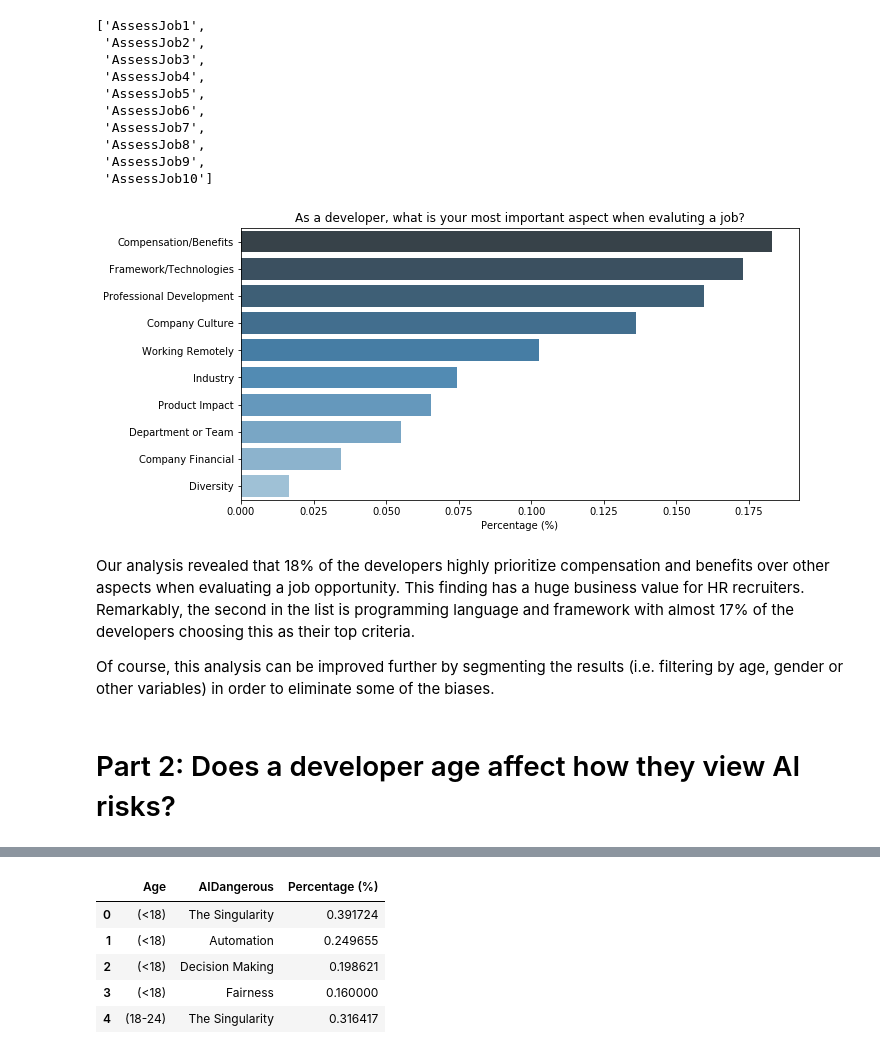
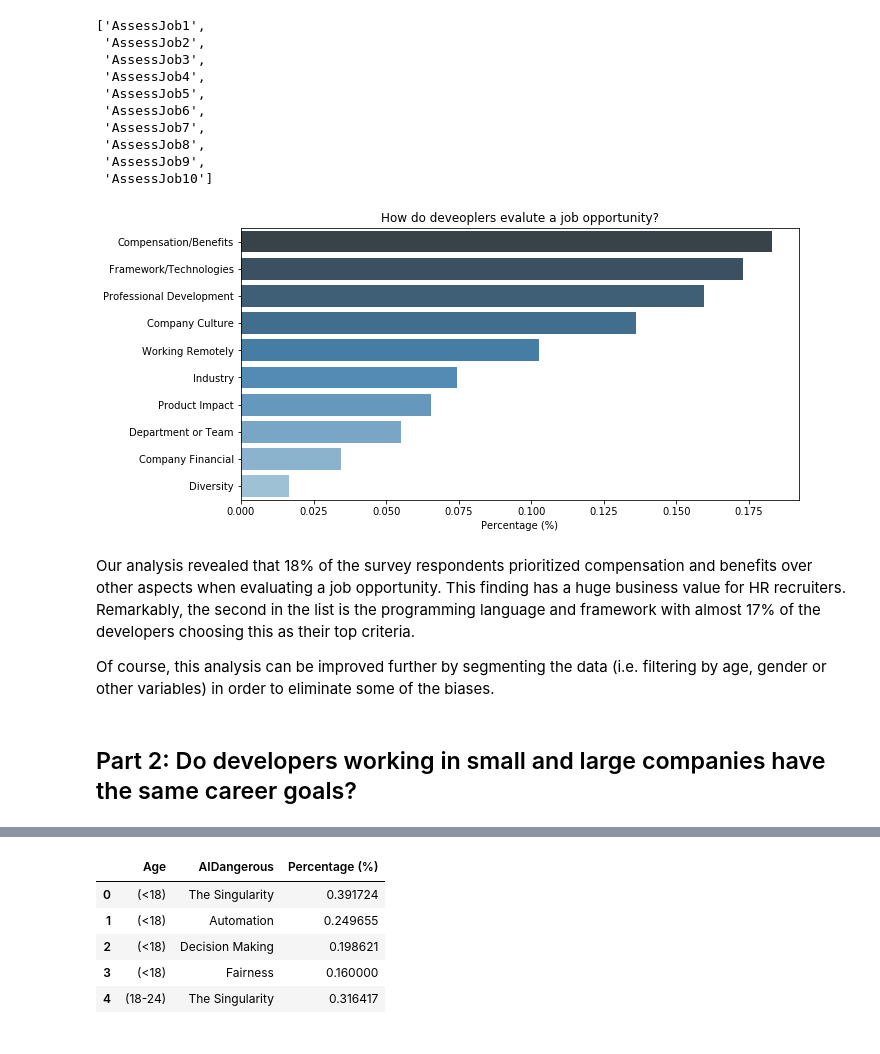
Before and after one commit to Yasir-Ghunaim/Stack_Overflow_2018_Survey, a Jupyter notebook: 2018_Stack_Overflow_Survey.ipynb, the cells around one changed output, grey strips where cells are left out. Cells and saved outputs as stored; diff of their text form; code cells hidden in the pictures.

Commit message:
Added some analysis to each question

```diff
--- a/2018_Stack_Overflow_Survey.ipynb
+++ b/2018_Stack_Overflow_Survey.ipynb
@@ -44,27 +44,27 @@ assessJobColumns
 # %%
 # Get the first row containing rank 1 occurance for each criteria
 assessJobResults = df[assessJobColumns].apply(lambda s: s.value_counts(normalize=True)).iloc[0]
 
 # Rename columns to the criteria being ranked.
 jobSelectionCriteriaList = ['Industry', 'Company Financial', 'Department or Team', 'Framework/Technologies', 'Compensation/Benefits', 'Company Culture', 'Working Remotely', 'Professional Development', 'Diversity', 'Product Impact']
 assessJobResults.index = jobSelectionCriteriaList
 
 # Sort results
 assessJobResults = assessJobResults.sort_values(ascending=False)
 
 a4_dims = (10, 5)
 fig, ax = plt.subplots(figsize=a4_dims)
 jobPlot = sns.barplot(x = assessJobResults.values, y = assessJobResults.index, palette="Blues_d");
 jobPlot.set(xlabel='Percentage (%)');
-jobPlot.set_title("As a developer, what is your most important aspect when evaluting a job?");
+jobPlot.set_title("How do deveoplers evalute a job opportunity?");
 # %% [output]
-[figure, old version]
+[figure, new version]
 # %% [markdown]
-Our analysis revealed that 18% of the developers highly prioritize compensation and benefits over other aspects when evaluating a job opportunity. This finding has a huge business value for HR recruiters. Remarkably, the second in the list is programming language and framework with almost 17% of the developers choosing this as their top criteria.
+Our analysis revealed that 18% of the survey respondents prioritized compensation and benefits over other aspects when evaluating a job opportunity. This finding has a huge business value for HR recruiters. Remarkably, the second in the list is the programming language and framework with almost 17% of the developers choosing this as their top criteria.
 
-Of course, this analysis can be improved further by segmenting the results (i.e. filtering by age, gender or other variables) in order to eliminate some of the biases.
+Of course, this analysis can be improved further by segmenting the data (i.e. filtering by age, gender or other variables) in order to eliminate some of the biases.
-# %% [markdown]
-# Part 2: Does a developer age affect how they view AI risks?
+# %% [markdown]
+## Part 2: Do developers working in small and large companies have the same  career goals?
 # %%
 # Map a DataFrame values based on the given dictionary
 def mapDfColumn(df, columnName, newValues):
```
Also changed, not shown: parts of 9 cells of this notebook.
